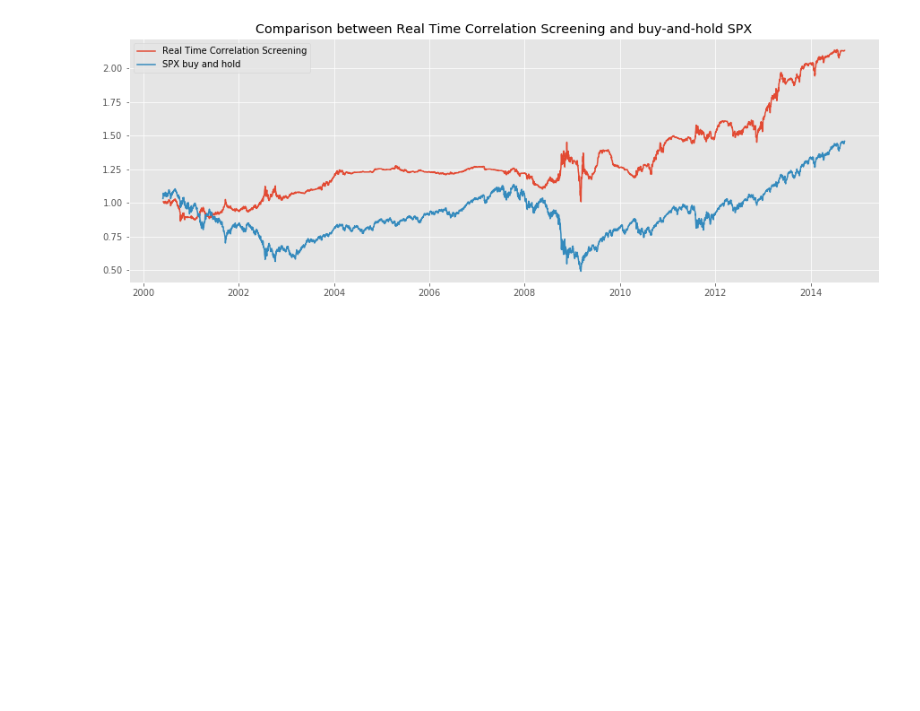
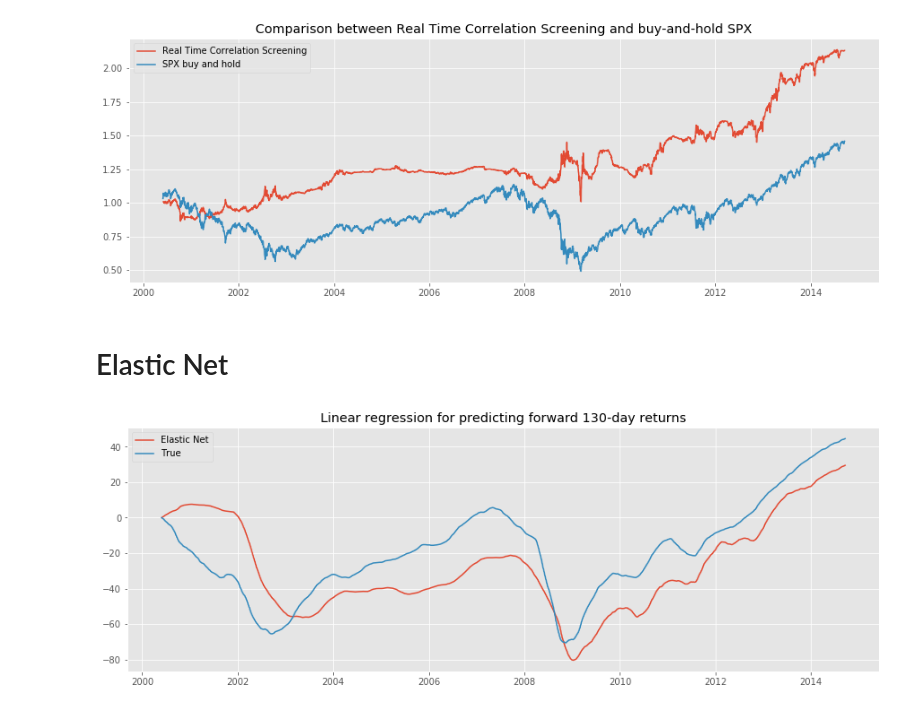
Before and after one commit to rmfeng/dsqfltproject, a Jupyter notebook: notebooks/all_methods.ipynb, the cells around one changed output. Saved outputs shown, nothing was run; the diff lists cells and outputs as text; code cells hidden in the pictures; blank space fills up the shorter version.

Commit message:
Elastic Net implementation

```diff
--- a/notebooks/corr_screening_regression.ipynb
+++ b/notebooks/all_methods.ipynb
@@ -162,3 +158,10 @@ annual return SPX  : 3.21 %  |  Sharpe: -0.48
 annual return strat: 7.93 %  |  Sharpe: 2.07
 -----------------------------------------------
 [figure]
+# %% [markdown]
+# Elastic Net
+# %%
+ENP = ENPredictor(df)
+ENP.plot_predict(nbp)
+# %% [output]
+[figure, added]
```
Also changed, not shown: parts of 6 cells of this notebook, 5 other files.
